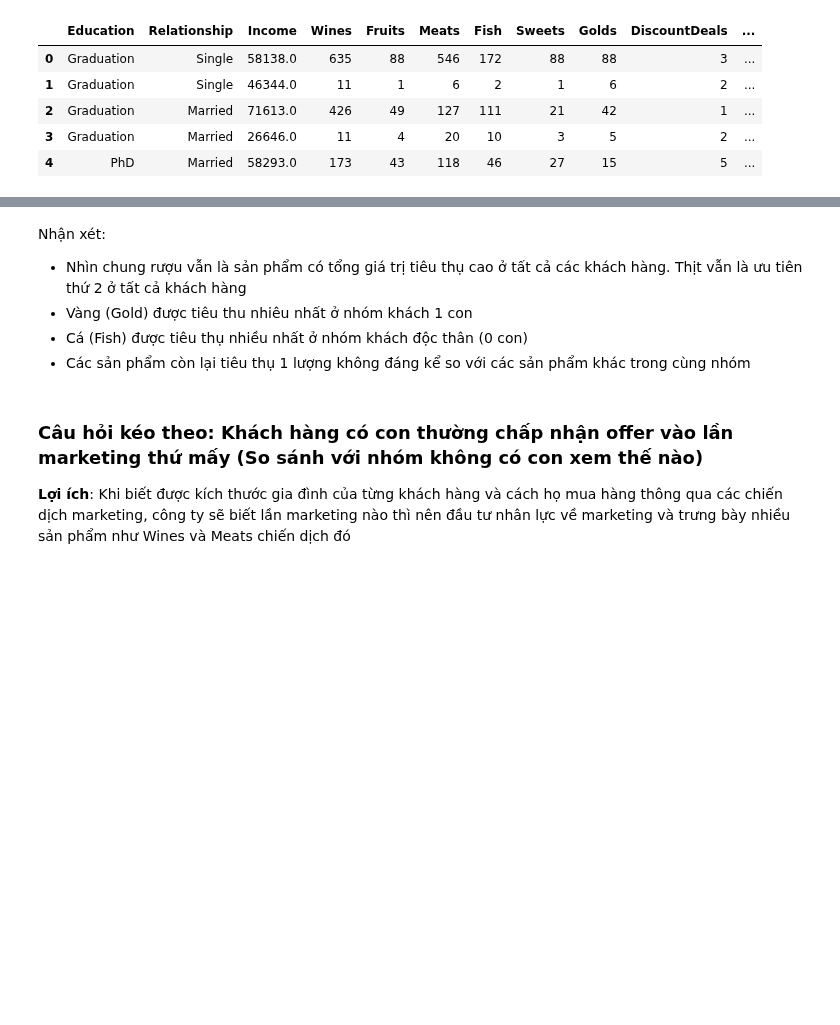
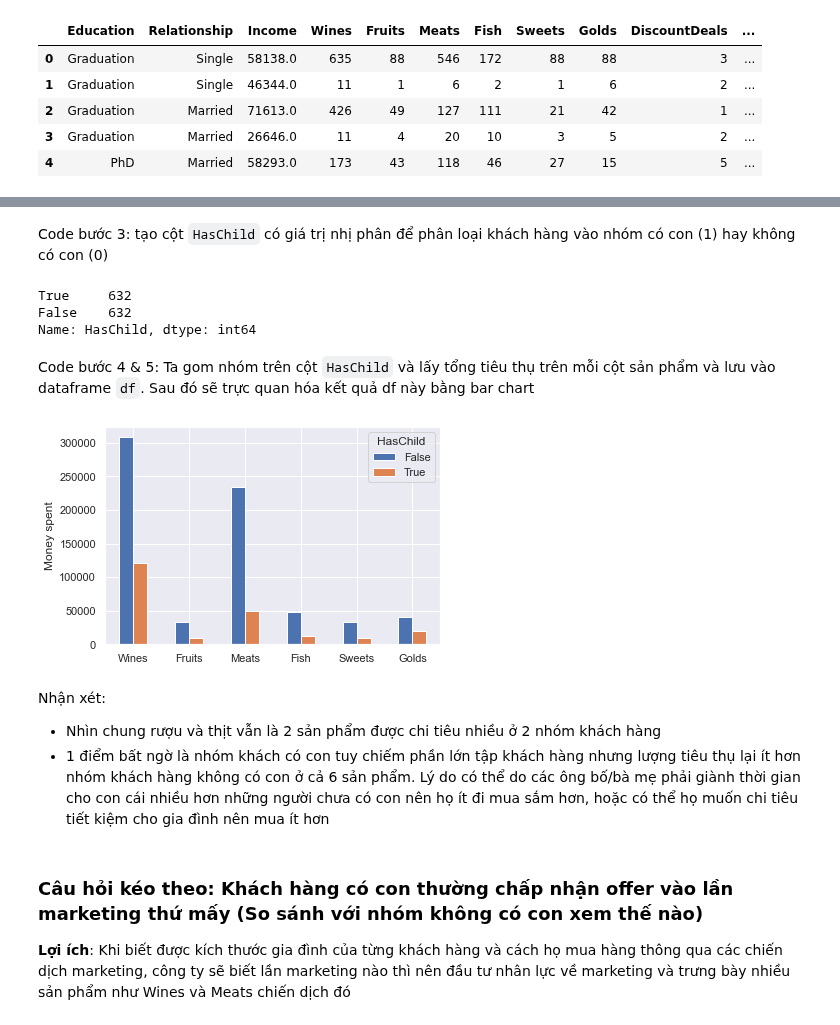
Before and after one commit to ngminhluong/CDS-EndTerm, a Jupyter notebook: Source/Main.ipynb, the cells around one changed output, grey strips where cells are left out. Drawn from its saved outputs; the diff is of its cells as text; code cells hidden in the pictures; blank space fills up the shorter version.

```diff
--- a/Source/Main.ipynb
+++ b/Source/Main.ipynb
@@ -823,4 +812,0 @@ Code bước 3: Ta muốn output là 3 biểu đồ tương ứng với 3 nhóm
-# %%
-df = pd.melt(deals.reset_index(), id_vars='NumChild', var_name= 'products', value_name='amount')
-sns.catplot(x="amount", y="products", col="NumChild", data=df, kind="bar");
-sns.set_theme(style="darkgrid")
@@ -828,0 +816,3 @@ sns.set_theme(style="darkgrid")
+# %%
+child_counts = customers['NumChild'].value_counts()
+child_counts
@@ -829,9 +829,30 @@ sns.set_theme(style="darkgrid")
+# %%
+n_sample = int((child_counts[0] - child_counts[3])/2) # result: 291 người
+one_child = customers.loc[customers['NumChild'] == 1].sample(n=n_sample)
+two_child = customers.loc[customers['NumChild'] == 2].sample(n=n_sample)
+has_child_df = pd.concat([one_child,
+                          two_child,
+                          customers.loc[(customers['NumChild'] == 3) | (customers['NumChild'] == 0)]])
+# %% [markdown]
+Code bước 3: tạo cột `HasChild` có giá trị nhị phân để phân loại khách hàng vào nhóm có con (1) hay không có con (0)
+# %%
+has_child_df['HasChild'] = has_child_df['NumChild'] > 0
+has_child_df['HasChild'].value_counts() # test phân lớp có đồng đều chưa
+# %% [output]
+True     632
+False    632
+Name: HasChild, dtype: int64
+# %% [markdown]
+Code bước 4 & 5: Ta gom nhóm trên cột `HasChild` và lấy tổng tiêu thụ trên mỗi cột sản phẩm và lưu vào dataframe `df`. Sau đó sẽ trực quan hóa kết quả df này bằng bar chart
+# %%
+df = has_child_df.groupby('HasChild')[['Wines', 'Fruits', 'Meats', 'Fish', 'Sweets', 'Golds']].sum()
+df.T.plot.bar(rot=0, ylabel= 'Money spent');
+# %% [output]
+[figure, added]
 # %% [markdown]
 Nhận xét:
-- Nhìn chung rượu vẫn là sản phẩm có tổng giá trị tiêu thụ cao ở tất cả các khách hàng. Thịt vẫn là ưu tiên thứ 2 ở tất cả khách hàng
-- Vàng (Gold) được tiêu thu nhiêu nhất ở nhóm khách 1 con
-- Cá (Fish) được tiêu thụ nhiều nhất ở nhóm khách độc thân (0 con)
-- Các sản phẩm còn lại tiêu thụ 1 lượng không đáng kể so với các sản phẩm khác trong cùng nhóm
+- Nhìn chung rượu và thịt vẫn là 2 sản phẩm được chi tiêu nhiều ở 2 nhóm khách hàng
+- 1 điểm bất ngờ là nhóm khách có con tuy chiếm phần lớn tập khách hàng nhưng lượng tiêu thụ lại ít hơn nhóm khách hàng không có con ở cả 6 sản phẩm. Lý do có thể do các ông bố/bà mẹ phải giành thời gian cho con cái nhiều hơn những người chưa có con nên họ ít đi mua sắm hơn, hoặc có thể họ muốn chi tiêu tiết kiệm cho gia đình nên mua ít hơn
 # %% [markdown]
 ### Câu hỏi kéo theo: Khách hàng có con thường chấp nhận offer vào lần marketing thứ mấy (So sánh với nhóm không có con xem thế nào)
 
```
Also changed, not shown: parts of 19 cells of this notebook.
